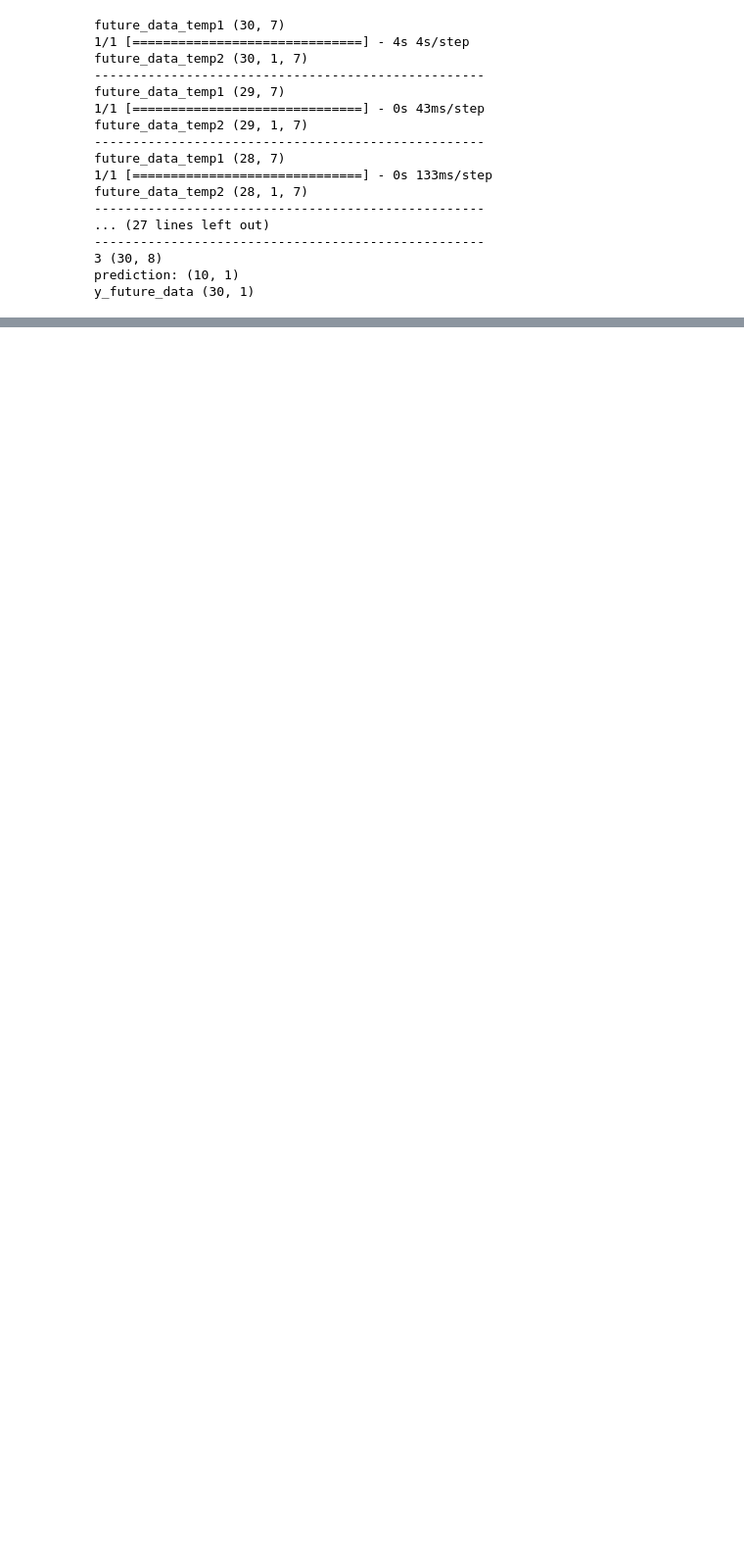
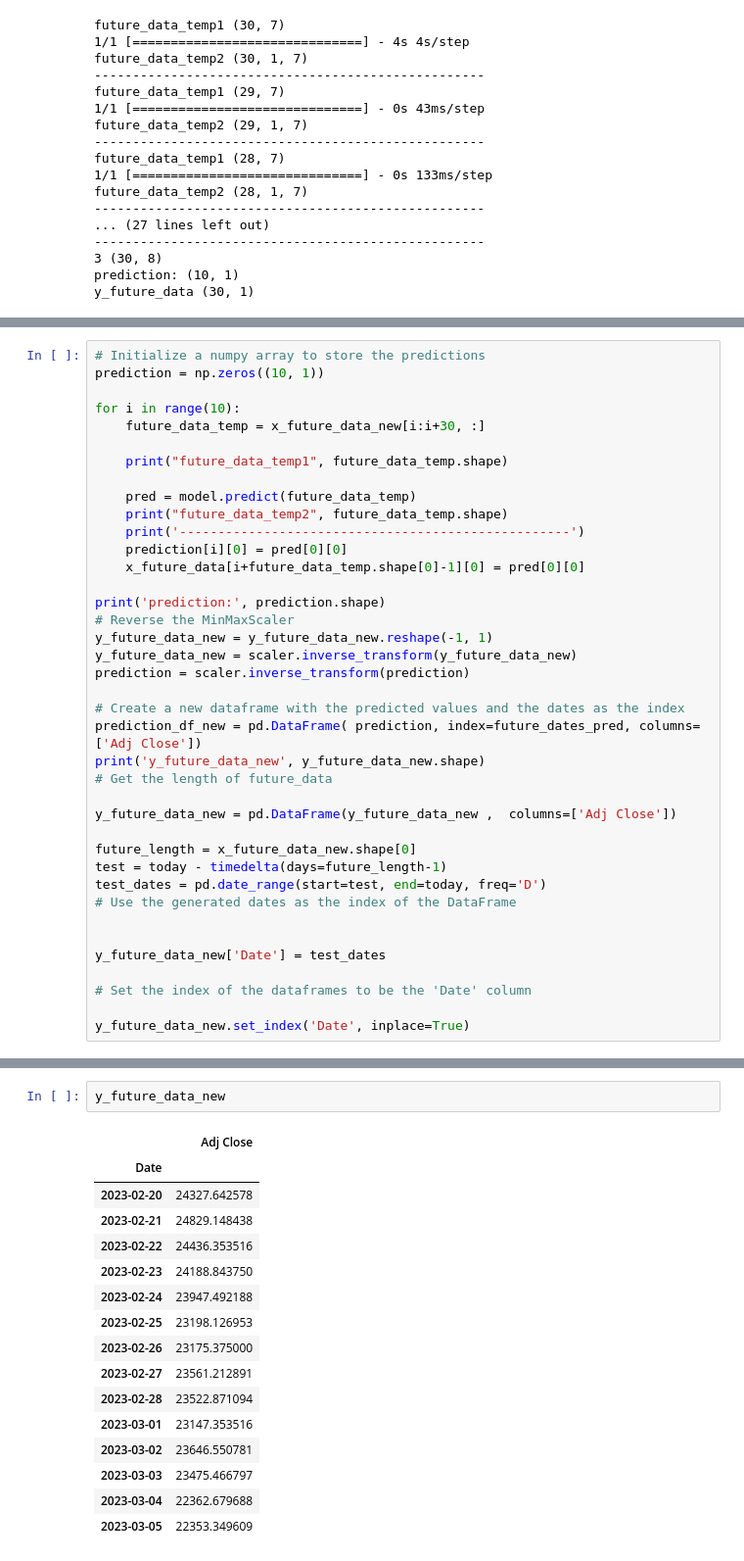
Before and after one commit to amjed87/doc, a Jupyter notebook: chat-GPT/LSTM_1-3-2023by15day.ipynb, the cells around one changed output, grey strips where cells are left out. Shown at 98% size. Cells and saved outputs as stored; diff of their text form; blank space fills up the shorter version.

```diff
--- a/chat-GPT/LSTM_1-3-2023by15day.ipynb
+++ b/chat-GPT/LSTM_1-3-2023by15day.ipynb
@@ -724,0 +695,39 @@ y_future_data
+# %%
+# Initialize a numpy array to store the predictions
+prediction = np.zeros((10, 1))
+
+for i in range(10):
+    future_data_temp = x_future_data_new[i:i+30, :]
+
+    print("future_data_temp1", future_data_temp.shape)
+
+    pred = model.predict(future_data_temp)
+    print("future_data_temp2", future_data_temp.shape)
+    print('---------------------------------------------------')
+    prediction[i][0] = pred[0][0]
+    x_future_data[i+future_data_temp.shape[0]-1][0] = pred[0][0]
+
+print('prediction:', prediction.shape)
+# Reverse the MinMaxScaler
+y_future_data_new = y_future_data_new.reshape(-1, 1)
+y_future_data_new = scaler.inverse_transform(y_future_data_new)
+prediction = scaler.inverse_transform(prediction)
+
+# Create a new dataframe with the predicted values and the dates as the index
+prediction_df_new = pd.DataFrame( prediction, index=future_dates_pred, columns=['Adj Close'])
+print('y_future_data_new', y_future_data_new.shape)
+# Get the length of future_data
+
+y_future_data_new = pd.DataFrame(y_future_data_new ,  columns=['Adj Close'])
+
+future_length = x_future_data_new.shape[0]
+test = today - timedelta(days=future_length-1)
+test_dates = pd.date_range(start=test, end=today, freq='D')
+# Use the generated dates as the index of the DataFrame
+
+
+y_future_data_new['Date'] = test_dates
+
+# Set the index of the dataframes to be the 'Date' column
+
+y_future_data_new.set_index('Date', inplace=True)
@@ -724,0 +766,19 @@ y_future_data
+# %%
+y_future_data_new
+# %% [output]
+|  | Adj Close |
+| Date |  |
+| 2023-02-20 | 24327.642578 |
+| 2023-02-21 | 24829.148438 |
+| 2023-02-22 | 24436.353516 |
+| 2023-02-23 | 24188.843750 |
+| 2023-02-24 | 23947.492188 |
+| 2023-02-25 | 23198.126953 |
+| 2023-02-26 | 23175.375000 |
+| 2023-02-27 | 23561.212891 |
+| 2023-02-28 | 23522.871094 |
+| 2023-03-01 | 23147.353516 |
+| 2023-03-02 | 23646.550781 |
+| 2023-03-03 | 23475.466797 |
+| 2023-03-04 | 22362.679688 |
+| 2023-03-05 | 22353.349609 |
```
Also changed, not shown: parts of 26 cells of this notebook.
